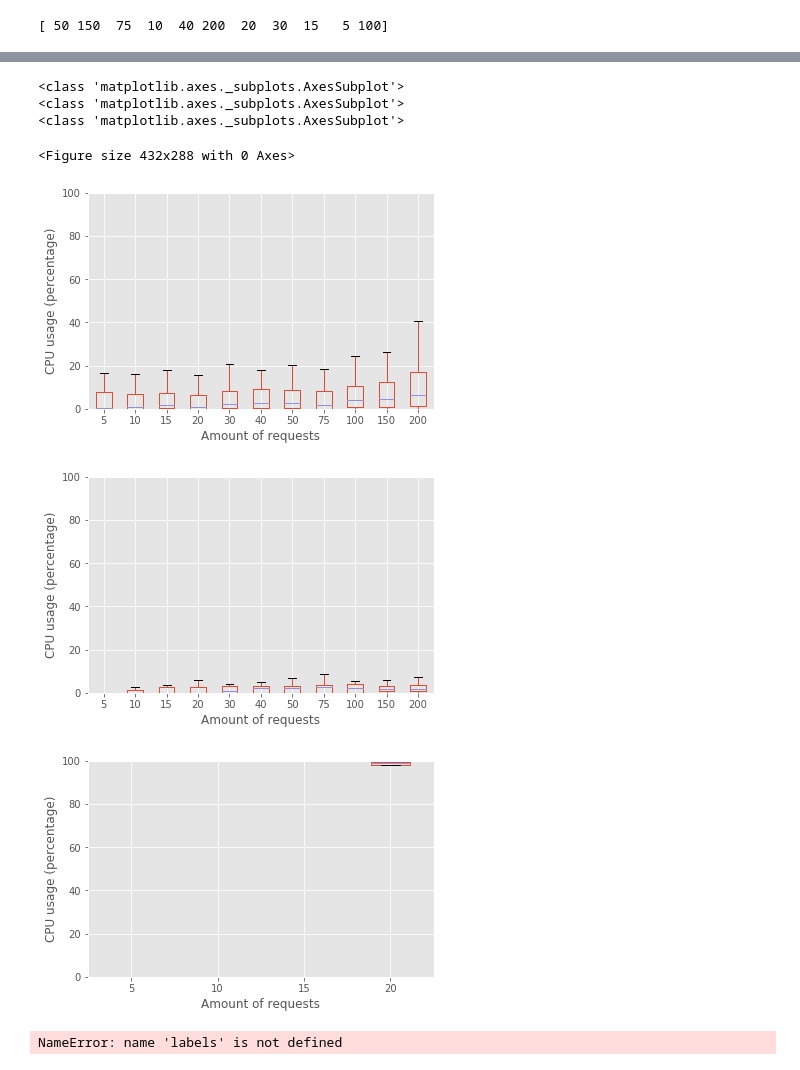
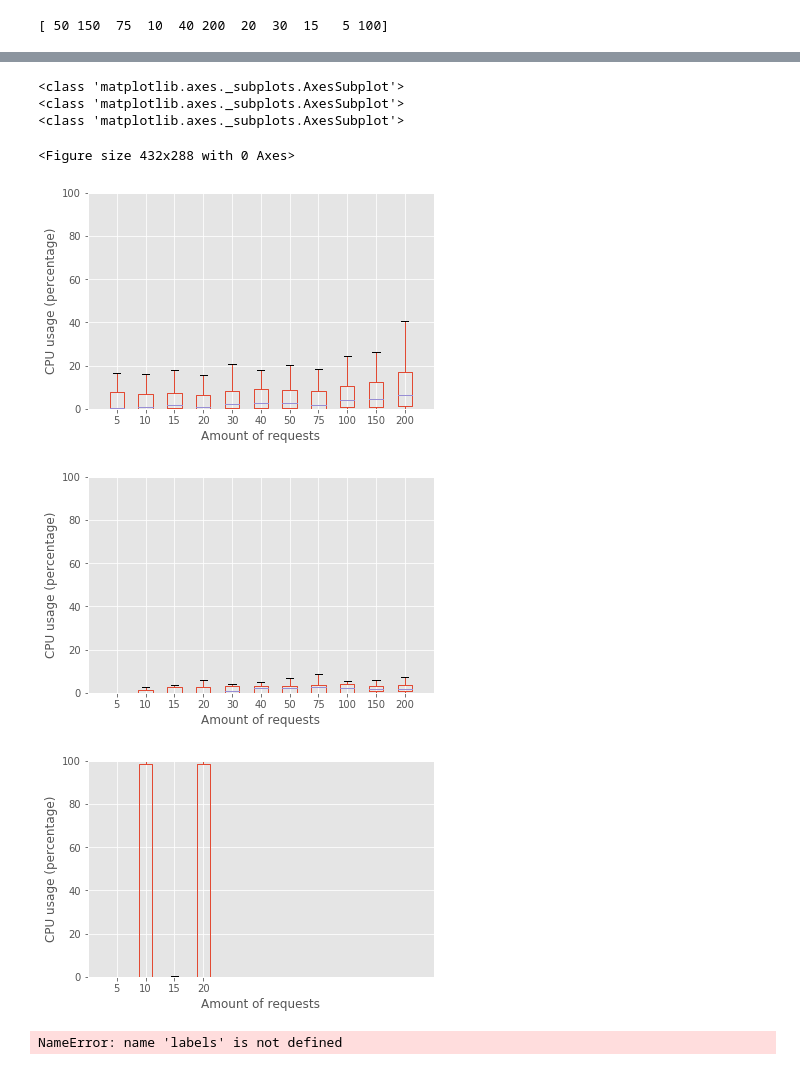
Before and after one commit to kevin-kp/quic-evaluation, a Jupyter notebook: results/performance/graphs.ipynb, the cells around one changed output, grey strips where cells are left out. Cells and saved outputs as stored; diff of their text form; code cells hidden in the pictures.

```diff
--- a/results/performance/graphs.ipynb
+++ b/results/performance/graphs.ipynb
@@ -60,7 +60,10 @@ def plot_data(dataset, by, column, xlabel, ylabel, xlimit, ylimit):
     plt.suptitle('')
 
     ax.set_title("")
-    #ax.set_xlim([0,200])
+    ax.set_xlim([0,xlimit])
+
+    #labels[0] = 'Global memory'
+    #labels[1] = 'Shared memory'
     ax.set_ylim([0,ylimit])
 #    ax.set_xscale("log", basex=2)
     #ax.xaxis.set_major_formatter(StrMethodFormatter('{x}'))
@@ -72,7 +75,7 @@ def plot_data(dataset, by, column, xlabel, ylabel, xlimit, ylimit):
         vals.append(math.log(val,2.0))
         labels.append(str(val))
     #ax.set_xticks(vals)
-    #ax.set_xticklabels(labels)
+    ax.set_xticklabels(labels)
     #ax.set(xticks=vals, xticklabels=labels)
     #ax.axis([1, 100, 1, 10])
     #ax.set_xlabels(quicker_data.request_count.unique())
@@ -97,20 +100,20 @@ plt.show()
 # %%
 plt.figure()
-plot_data(quicker_data, "request_count","cpu_perc","Amount of requests","CPU usage (percentage)", None, 100)
+plot_data(quicker_data, "request_count","cpu_perc","Amount of requests","CPU usage (percentage)", 12, 100)
 plt.savefig('./cpu_percentages_quicker.pdf')
-plot_data(ngtcp2_data, "request_count","cpu_perc","Amount of requests","CPU usage (percentage)", None, 100)
+plot_data(ngtcp2_data, "request_count","cpu_perc","Amount of requests","CPU usage (percentage)", 12, 100)
 plt.savefig('./cpu_percentages_ngtcp2.pdf')
-plot_data(quicly_data, "request_count","cpu_perc","Amount of requests","CPU usage (percentage)", None, 100)
+plot_data(quicly_data, "request_count","cpu_perc","Amount of requests","CPU usage (percentage)", 12, 100)
 plt.savefig('./cpu_percentages_quicly.pdf')
 plt.show()
 # %% [output]
 <class 'matplotlib.axes._subplots.AxesSubplot'>
 <class 'matplotlib.axes._subplots.AxesSubplot'>
 <class 'matplotlib.axes._subplots.AxesSubplot'>
 <Figure size 432x288 with 0 Axes>
-[figure, old version]
+[figure, new version]
-[figure, old version]
+[figure, new version]
-[figure, old version]
+[figure, new version]
 # %%
 def plot_data_2(dataset, by, column, xlabel, ylabel,axes=None):
     boxprops = dict(linestyle='-',linewidth=2, color='k')
```
Also changed, not shown: parts of 1 cell of this notebook, 46 other files.
